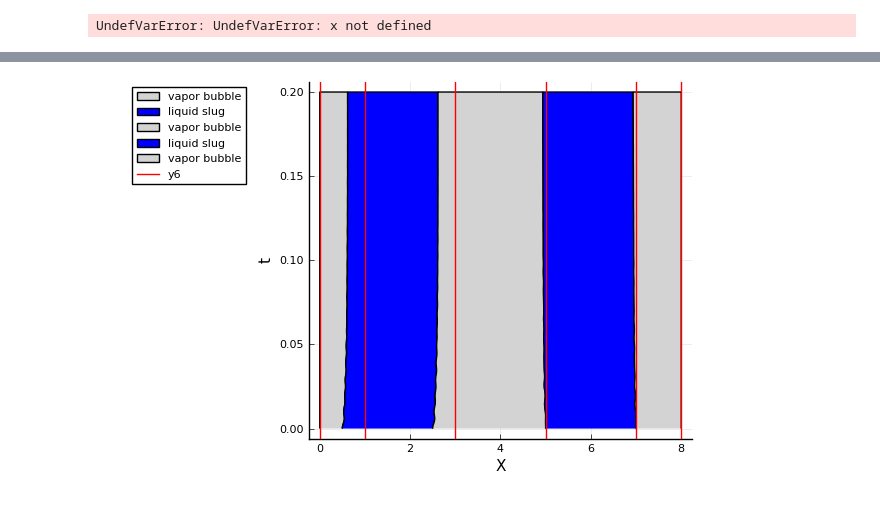
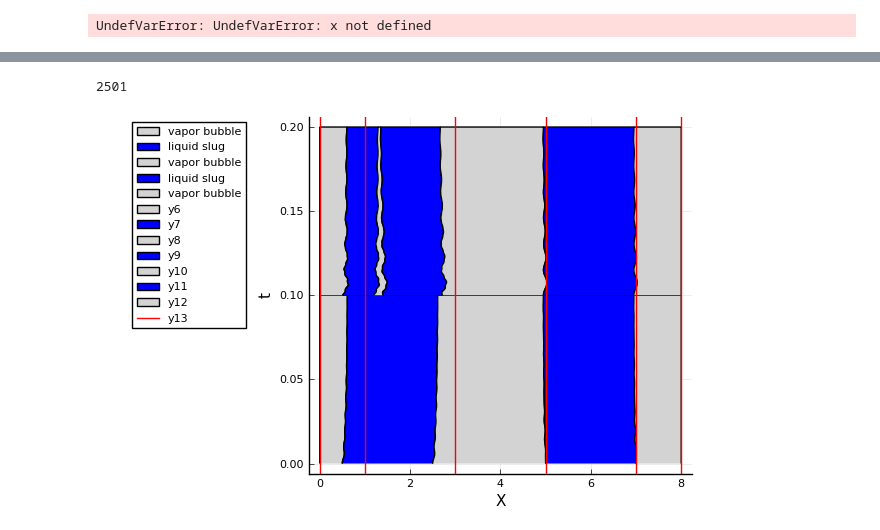
Before and after one commit to liyuxuan48/OneDThermalFlow, a Jupyter notebook: examples/U shape PHP dynamics with two liquid slugs-with wall heat flux constraint.ipynb, the cells around one changed output, grey strips where cells are left out. Drawn from its saved outputs; the diff is of its cells as text; code cells hidden in the pictures.

```diff
--- a/examples/U shape PHP dynamics with two liquid slugs-with wall heat flux constraint.ipynb
+++ b/examples/U shape PHP dynamics with two liquid slugs-with wall heat flux constraint.ipynb
@@ -201,0 +447,2 @@ dfdt (generic function with 1 method)
+# %%
+cb =  PresetTimeCallback(0.1,affect!)
@@ -206,6 +455,8 @@ p = sys0
 tspan = (0.0, 0.2);
 prob = ODEProblem(dfdt, u, tspan, p)
 
-# integrator = init(prob, RK4(), adaptive=false, dt=tstep );
-sol = solve(prob, RK4(), adaptive=false, dt=tstep);
-# sol = solve(prob, RK4(), adaptive=false, dt=tstep, callback=cb, save_everystep=true);
+integrator = init(prob, RK4(), adaptive=false, dt=tstep);
+
+
+# sol = solve(prob, RK4(), adaptive=false, dt=tstep);
+sol = solve(prob, RK4(), adaptive=false,dt=tstep,callback=cb);
@@ -243,0 +532,11 @@ end
+# %%
+MatrxXp1, MatrxdXdt1, MatrxM1, Matrxδ1=soltoMatrxResult(sol[1:2502],sys0);
+
+ΔMatrxXp1 = zeros(size(MatrxXp1,1)+1,size(MatrxXp1,2))
+ΔMatrxXp1[1,:] = MatrxXp1[1,:]
+ΔMatrxXp1[end,:] .= sys0.tube.L .- MatrxXp1[end,:]
+for i = 2:size(MatrxXp1,1)
+    ΔMatrxXp1[i,:] = MatrxXp1[i,:]-MatrxXp1[i-1,:]
+end
+
+ΔMatrxXp1
@@ -243,0 +550,11 @@ end
+# %%
+MatrxXp2, MatrxdXdt2, MatrxM2, Matrxδ2=soltoMatrxResult(sol[2503:end],sys0);
+
+ΔMatrxXp2 = zeros(size(MatrxXp2,1)+1,size(MatrxXp2,2))
+ΔMatrxXp2[1,:] = MatrxXp2[1,:]
+ΔMatrxXp2[end,:] .= sys0.tube.L .- MatrxXp2[end,:]
+for i = 2:size(MatrxXp2,1)
+    ΔMatrxXp2[i,:] = MatrxXp2[i,:]-MatrxXp2[i-1,:]
+end
+
+ΔMatrxXp2
@@ -244,6 +588,11 @@ end
+# %%
+length(sol.t[2503:end])
+# %% [output]
+2501
 # %%
-portfoliocomposition(ΔMatrxXp', sol.t, legend = :outertopleft, color = [:lightgrey :blue],ylabel="t", xlabel="X", labels = ["vapor bubble" "liquid slug"])
+portfoliocomposition(ΔMatrxXp1', sol.t[1:2502], legend = :outertopleft, color = [:lightgrey :blue],ylabel="t", xlabel="X", labels = ["vapor bubble" "liquid slug"])
+portfoliocomposition!(ΔMatrxXp2',sol.t[2503:end], color = [:lightgrey :blue])
 vline!([0,1,3,5,7,8], color = [:red])
 # %% [output]
-[figure, old version]
+[figure, new version]
 # %%
```
Also changed, not shown: parts of 47 cells of this notebook, 5 other files.
